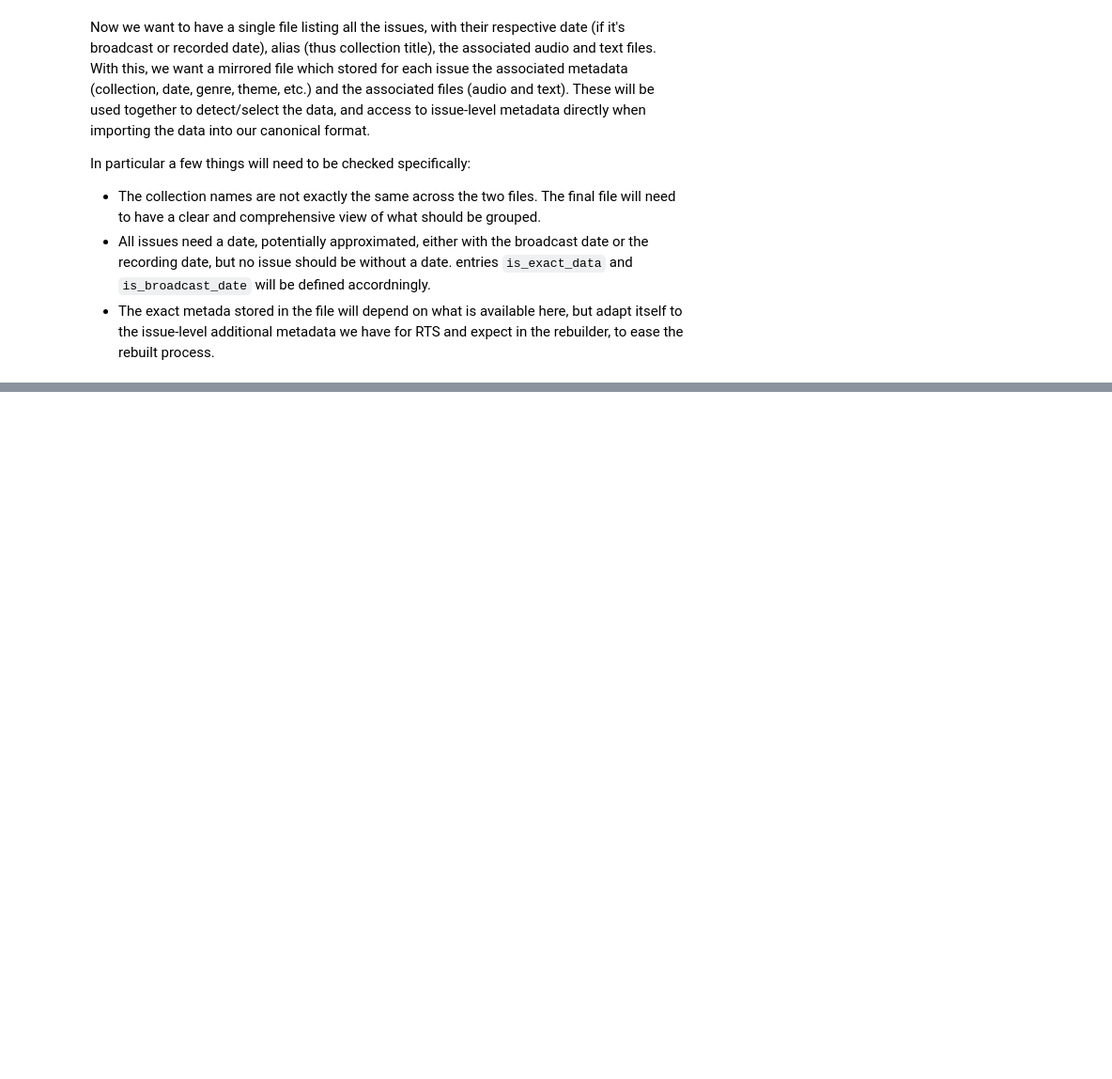
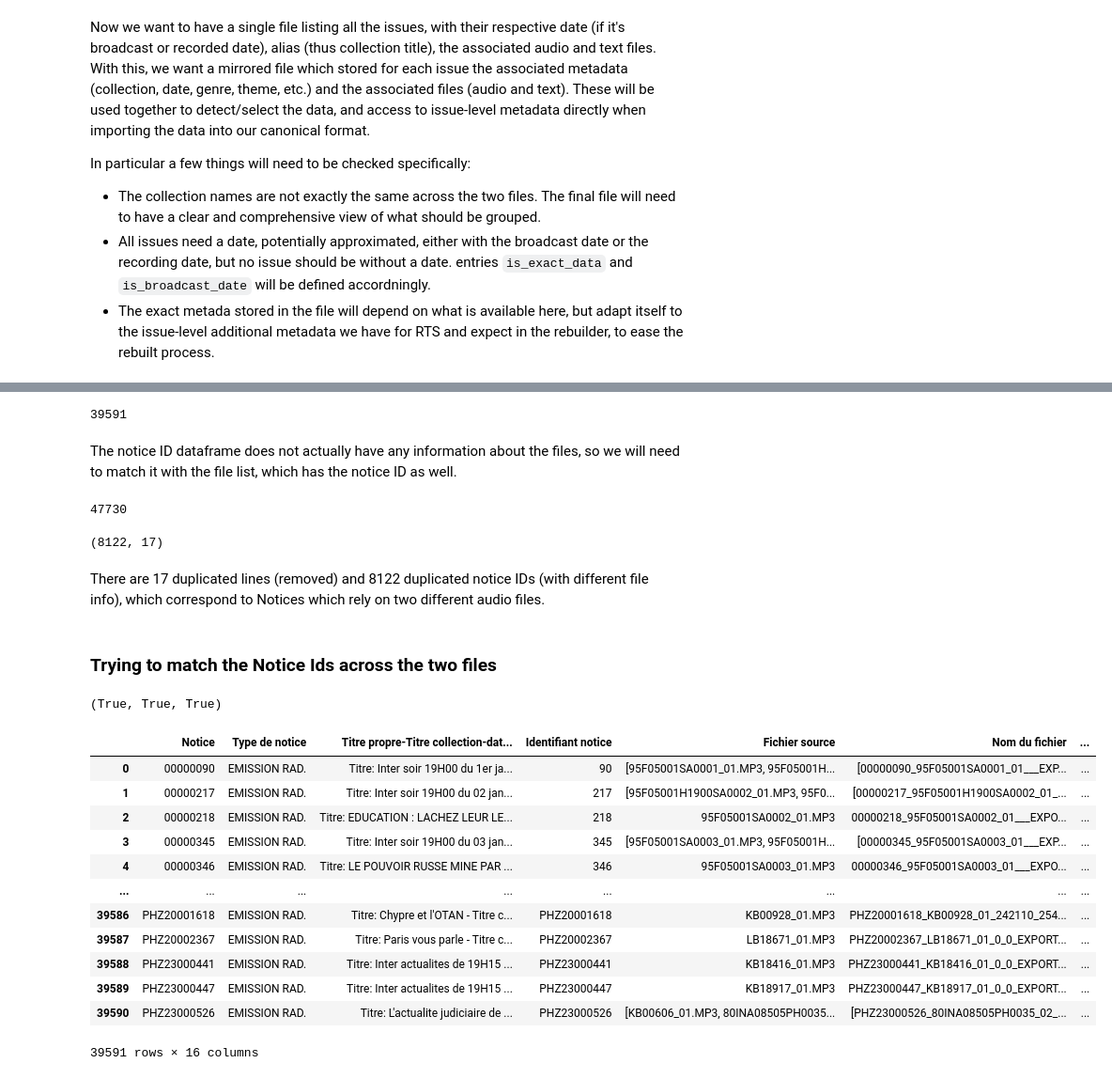
Before and after one commit to impresso/impresso-text-acquisition, a Jupyter notebook: notebooks/ina_preprocessing.ipynb, the cells around one changed output, grey strips where cells are left out. Shown at 94% size. Cells and saved outputs as stored; diff of their text form; code cells hidden in the pictures; blank space fills up the shorter version.

```diff
--- a/notebooks/ina_preprocessing.ipynb
+++ b/notebooks/ina_preprocessing.ipynb
@@ -615,3 +615,7 @@ In particular a few things will need to be checked specifically:
 - The collection names are not exactly the same across the two files. The final file will need to have a clear and comprehensive view of what should be grouped.
 - All issues need a date, potentially approximated, either with the broadcast date or the recording date, but no issue should be without a date. entries `is_exact_data` and `is_broadcast_date` will be defined accordningly.
 - The exact metada stored in the file will depend on what is available here, but adapt itself to the issue-level additional metadata we have for RTS and expect in the rebuilder, to ease the rebuilt process.
+# %%
+ext_files_list_path = "/home/piconti/impresso-text-acquisition/text_preparation/data/sample_data/INA/ListeDesFichiers_extended.csv"
+ext_files_df = pd.read_csv(ext_files_list_path, index_col=0)
+ext_files_df
@@ -617,0 +717,59 @@ In particular a few things will need to be checked specifically:
+# %%
+# drop the duplicated notices
+notice_df = notice_df.drop_duplicates()
+
+print(len(notice_df))
+# %% [output]
+39591
+# %% [markdown]
+The notice ID dataframe does not actually have any information about the files, so we will need to match it with the file list, which has the notice ID as well.
+# %%
+print(len(ext_files_df))
+# %% [output]
+47730
+# %%
+duplicated_files = ext_files_df[ext_files_df.duplicated()]
+num_dups = len(duplicated_files)
+
+files_df_no_dps = ext_files_df.drop_duplicates()
+
+duplicated_notice_ids_in_files = files_df_no_dps[files_df_no_dps['Notice'].duplicated()]
+len(duplicated_notice_ids_in_files), num_dups
+# %% [output]
+(8122, 17)
+# %% [markdown]
+There are 17 duplicated lines (removed) and 8122 duplicated notice IDs (with different file info), which correspond to Notices which rely on two different audio files.
+# %% [markdown]
+### Trying to match the Notice Ids across the two files
+# %%
+eg_id = "PHD97005479"
+#eg_id = "PHF16035390"
+eg_id_1 = "165368"
+eg_id = "00165368"
+
+# the values in column "Notice" are formatted in the same way as in notice_df['Identifiant de la notice']
+eg_id_1 in ext_files_df["Identifiant notice"].values, eg_id in ext_files_df["Notice"].values, eg_id in notice_df['Identifiant de la notice'].values
+# %% [output]
+(True, True, True)
+# %%
+# group the files df by Notice ID
+files_per_notice = files_df_no_dps.groupby('Notice').agg(set)
+for col in files_per_notice.columns:
+    files_per_notice[col] = files_per_notice[col].apply(lambda x: list(x)[0] if len(x)==1 else list(x))
+
+files_per_notice = files_per_notice.reset_index()
+files_per_notice
+# %% [output]
+|  | Notice | Type de notice | Titre propre-Titre collection-dat... | Identifiant notice | Fichier source | Nom du fichier | ... |
+| 0 | 00000090 | EMISSION RAD. | Titre: Inter soir 19H00 du 1er ja... | 90 | [95F05001SA0001_01.MP3, 95F05001H... | [00000090_95F05001SA0001_01___EXP... | ... |
+| 1 | 00000217 | EMISSION RAD. | Titre: Inter soir 19H00 du 02 jan... | 217 | [95F05001H1900SA0002_01.MP3, 95F0... | [00000217_95F05001H1900SA0002_01_... | ... |
+| 2 | 00000218 | EMISSION RAD. | Titre: EDUCATION : LACHEZ LEUR LE... | 218 | 95F05001SA0002_01.MP3 | 00000218_95F05001SA0002_01___EXPO... | ... |
+| 3 | 00000345 | EMISSION RAD. | Titre: Inter soir 19H00 du 03 jan... | 345 | [95F05001SA0003_01.MP3, 95F05001H... | [00000345_95F05001SA0003_01___EXP... | ... |
+| 4 | 00000346 | EMISSION RAD. | Titre: LE POUVOIR RUSSE MINE PAR ... | 346 | 95F05001SA0003_01.MP3 | 00000346_95F05001SA0003_01___EXPO... | ... |
+| ... | ... | ... | ... | ... | ... | ... | ... |
+| 39586 | PHZ20001618 | EMISSION RAD. | Titre: Chypre et l'OTAN - Titre c... | PHZ20001618 | KB00928_01.MP3 | PHZ20001618_KB00928_01_242110_254... | ... |
+| 39587 | PHZ20002367 | EMISSION RAD. | Titre: Paris vous parle - Titre c... | PHZ20002367 | LB18671_01.MP3 | PHZ20002367_LB18671_01_0_0_EXPORT... | ... |
+| 39588 | PHZ23000441 | EMISSION RAD. | Titre: Inter actualites de 19H15 ... | PHZ23000441 | KB18416_01.MP3 | PHZ23000441_KB18416_01_0_0_EXPORT... | ... |
+| 39589 | PHZ23000447 | EMISSION RAD. | Titre: Inter actualites de 19H15 ... | PHZ23000447 | KB18917_01.MP3 | PHZ23000447_KB18917_01_0_0_EXPORT... | ... |
+| 39590 | PHZ23000526 | EMISSION RAD. | Titre: L'actualite judiciaire de ... | PHZ23000526 | [KB00606_01.MP3, 80INA08505PH0035... | [PHZ23000526_80INA08505PH0035_02_... | ... |
+39591 rows × 16 columns
```
Also changed, not shown: parts of 22 cells of this notebook.
